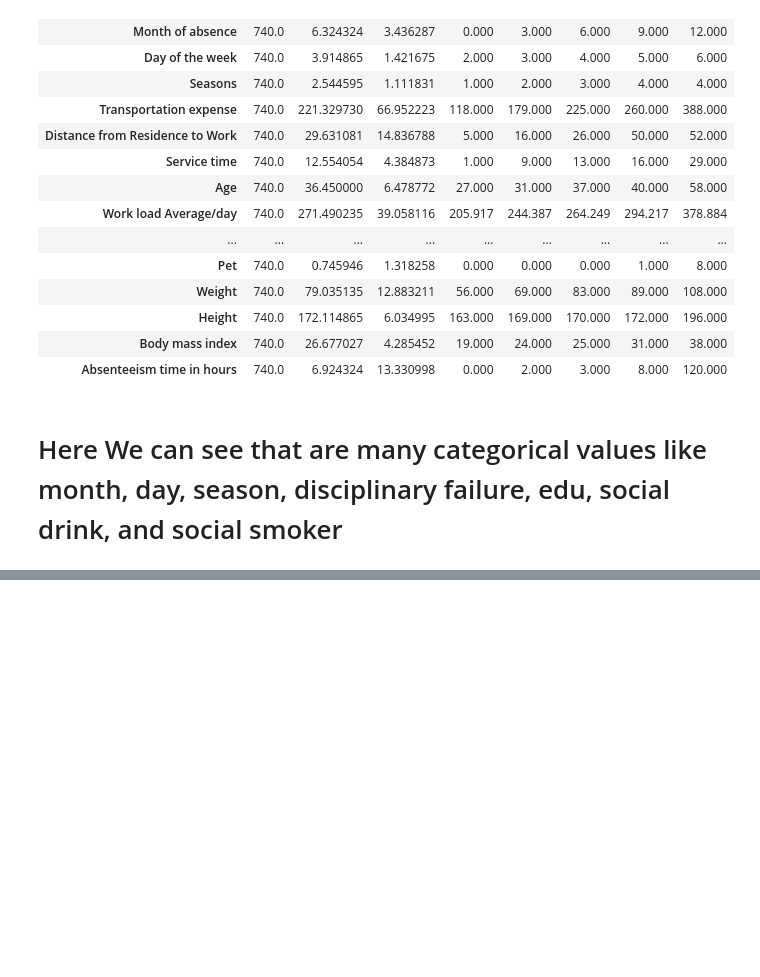
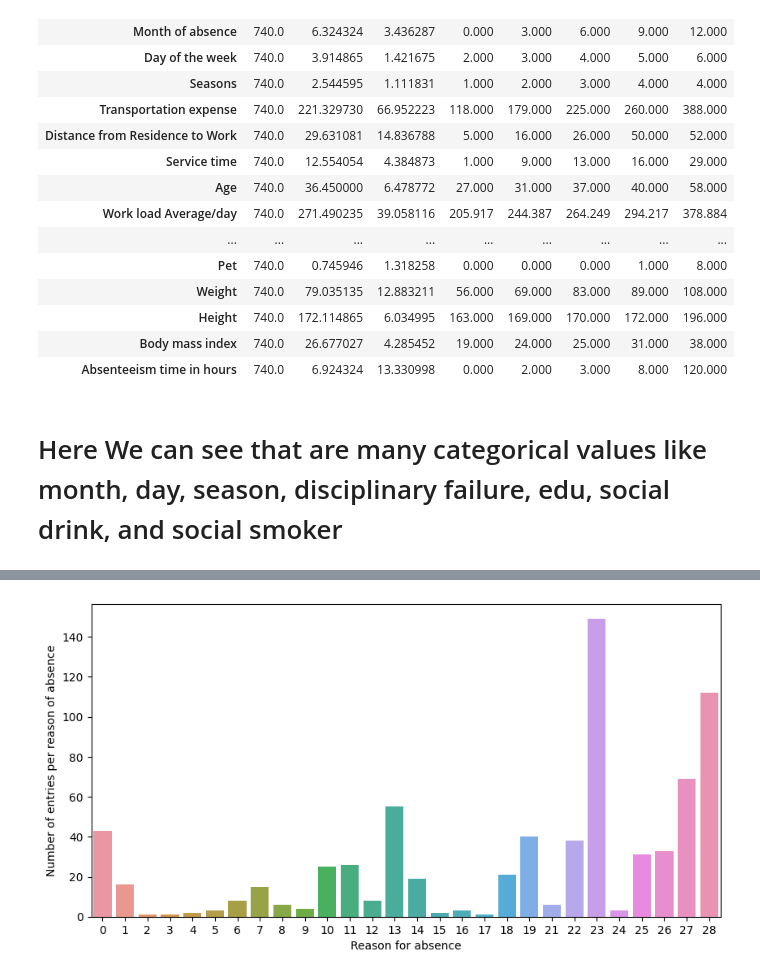
Before and after one commit to Maansy/Absenteeism-at-Work, a Jupyter notebook: AbsenteeismAtWork.ipynb, the cells around one changed output, grey strips where cells are left out. Drawn from its saved outputs; the diff is of its cells as text; code cells hidden in the pictures; blank space fills up the shorter version.

```diff
--- a/AbsenteeismAtWork.ipynb
+++ b/AbsenteeismAtWork.ipynb
@@ -104,0 +127,7 @@ preprocessed_data.head(10).T
+# %%
+plt.figure(figsize=(10,5))
+ax = sns.countplot(data=preprocessed_data,x='Reason for absence')
+ax.set_ylabel('Number of entries per reason of absence')
+plt.savefig('figs/absence_reasons_dist.png',format = 'png', dpi=300)
+# %% [output]
+[figure, added]
```
Also changed, not shown: parts of 15 cells of this notebook, 6 other files.
